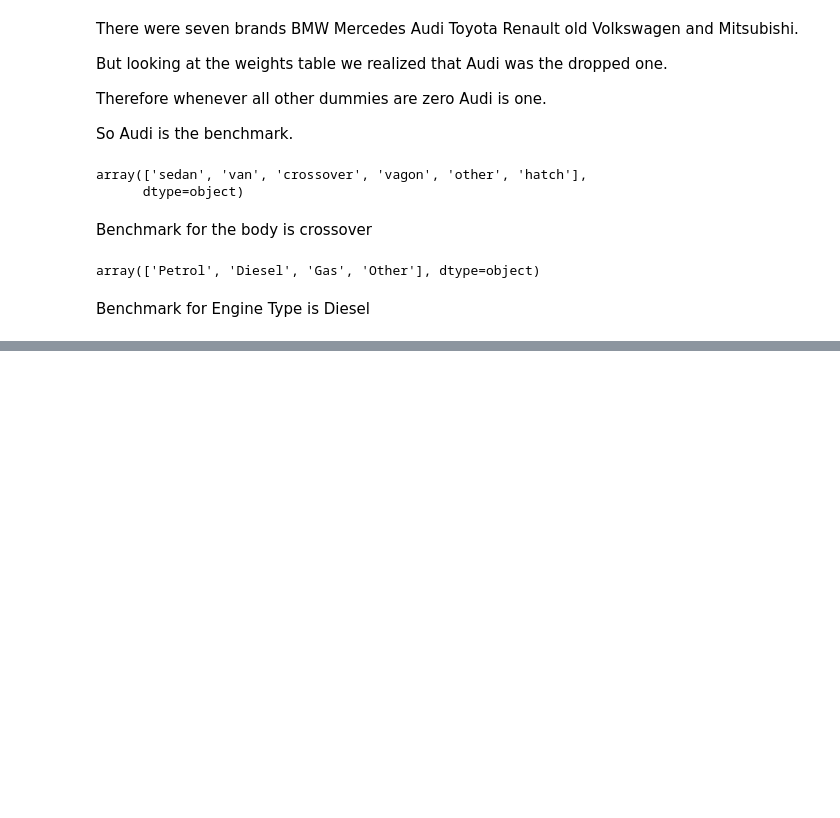
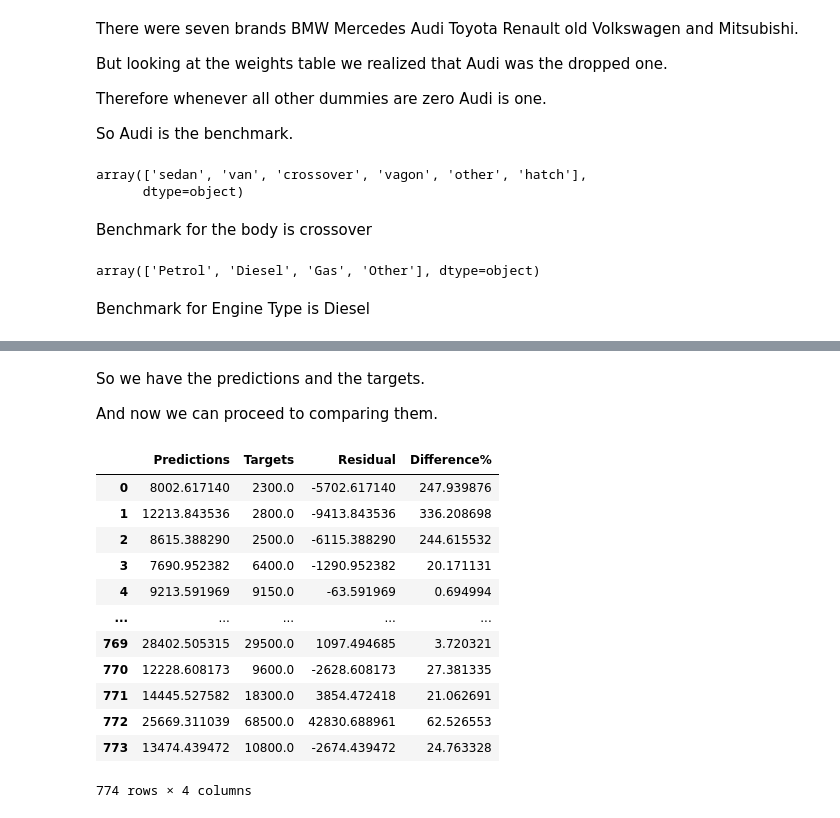
Before and after one commit to fcojquesada/Linear-Regression-Pyhton-Colab, a Jupyter notebook: Practice_Multi_Linear_Regression_Real_Life.ipynb, the cells around one changed output, grey strips where cells are left out. Saved outputs shown, nothing was run; the diff lists cells and outputs as text; code cells hidden in the pictures; blank space fills up the shorter version.

```diff
--- a/Practice_Multi_Linear_Regression_Real_Life.ipynb
+++ b/Practice_Multi_Linear_Regression_Real_Life.ipynb
@@ -583,0 +622,3 @@ Benchmark for Engine Type is Diesel
+# %%
+df_pf = pd.DataFrame(np.exp(y_hat_test), columns=['Predictions'])
+df_pf
@@ -583,0 +712,22 @@ Benchmark for Engine Type is Diesel
+# %% [markdown]
+So we have the predictions and the targets.
+
+And now we can proceed to comparing them.
+# %%
+df_pf['Residual'] = df_pf['Targets'] - df_pf['Predictions']
+df_pf['Difference%'] = np.absolute(df_pf['Residual']/df_pf['Targets']*100)
+df_pf
+# %% [output]
+|  | Predictions | Targets | Residual | Difference% |
+| 0 | 8002.617140 | 2300.0 | -5702.617140 | 247.939876 |
+| 1 | 12213.843536 | 2800.0 | -9413.843536 | 336.208698 |
+| 2 | 8615.388290 | 2500.0 | -6115.388290 | 244.615532 |
+| 3 | 7690.952382 | 6400.0 | -1290.952382 | 20.171131 |
+| 4 | 9213.591969 | 9150.0 | -63.591969 | 0.694994 |
+| ... | ... | ... | ... | ... |
+| 769 | 28402.505315 | 29500.0 | 1097.494685 | 3.720321 |
+| 770 | 12228.608173 | 9600.0 | -2628.608173 | 27.381335 |
+| 771 | 14445.527582 | 18300.0 | 3854.472418 | 21.062691 |
+| 772 | 25669.311039 | 68500.0 | 42830.688961 | 62.526553 |
+| 773 | 13474.439472 | 10800.0 | -2674.439472 | 24.763328 |
+774 rows × 4 columns
```
Also changed, not shown: parts of 18 cells of this notebook.
